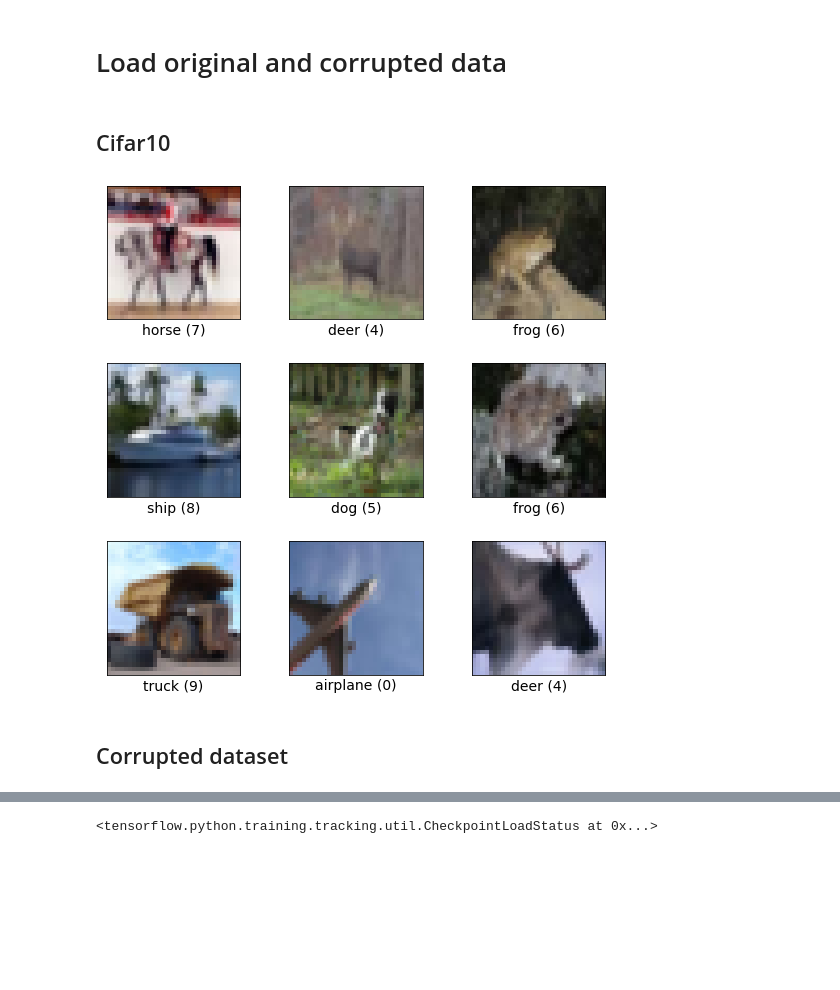
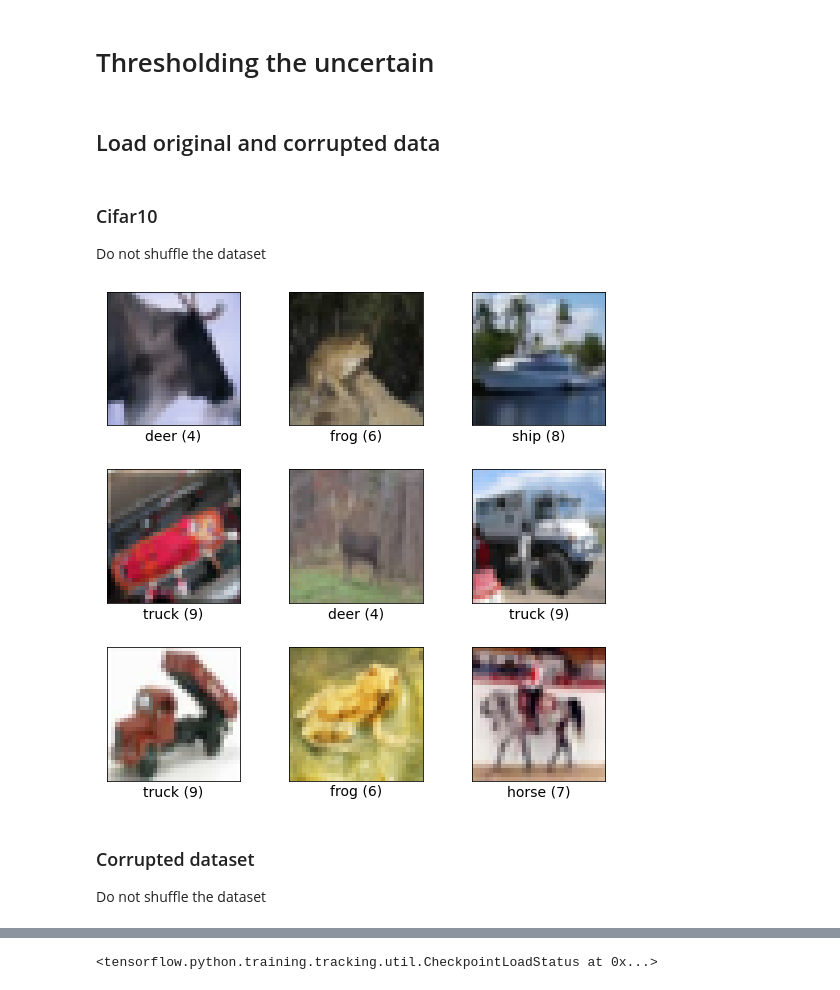
Before and after one commit to richter43/MLAUtils, a Jupyter notebook: Selective_classification.ipynb, the cells around one changed output, grey strips where cells are left out. Drawn from its saved outputs; the diff is of its cells as text; code cells hidden in the pictures; blank space fills up the shorter version.

```diff
--- a/Selective_classification.ipynb
+++ b/Selective_classification.ipynb
@@ -23,39 +24,42 @@ os.environ["TF_FORCE_GPU_ALLOW_GROWTH"] = 'true'
 plt.style.use(os.path.join(ROOTDIR_SRC, "mystyle.mplstyle"))
 import sys
 sys.path.append(ROOTDIR_SRC)
+# %% [markdown]
+# Thresholding the uncertain
 # %% [markdown]
-# Load original and corrupted data
+## Load original and corrupted data
-# %% [markdown]
-## Cifar10
+# %% [markdown]
+### Cifar10
+Do not shuffle the dataset
 # %%
 def process_data(image, label):
     return tf.cast(image, tf.float32)/255., tf.one_hot(label, 10, name='label', axis=-1)
 
 (cifar10_train, cifar10_test), cifar10_info = tfds.load(
     'cifar10',
     split=['train', 'test'],
     shuffle_files=True,
     as_supervised=True,
     with_info=True,
 )
 
 fig = tfds.show_examples(cifar10_train, cifar10_info)
 
 cifar10_train = cifar10_train.map(
     process_data, num_parallel_calls=tf.data.AUTOTUNE)
 cifar10_train = cifar10_train.cache()
-cifar10_train = cifar10_train.shuffle(cifar10_info.splits['train'].num_examples)
 cifar10_train = cifar10_train.batch(128)
 cifar10_train = cifar10_train.prefetch(tf.data.AUTOTUNE)
 
 cifar10_test = cifar10_test.map(
     process_data, num_parallel_calls=tf.data.AUTOTUNE)
 cifar10_test = cifar10_test.cache()
 y_true_cifar10 = np.array([y.numpy() for x, y in cifar10_test])
 cifar10_test = cifar10_test.batch(128)
 cifar10_test = cifar10_test.prefetch(tf.data.AUTOTUNE)
 # %% [output]
-[figure, old version]
+[figure, new version]
 # %% [markdown]
-## Corrupted dataset
+### Corrupted dataset
+Do not shuffle the dataset
 # %%
```
Also changed, not shown: parts of 26 cells of this notebook.
